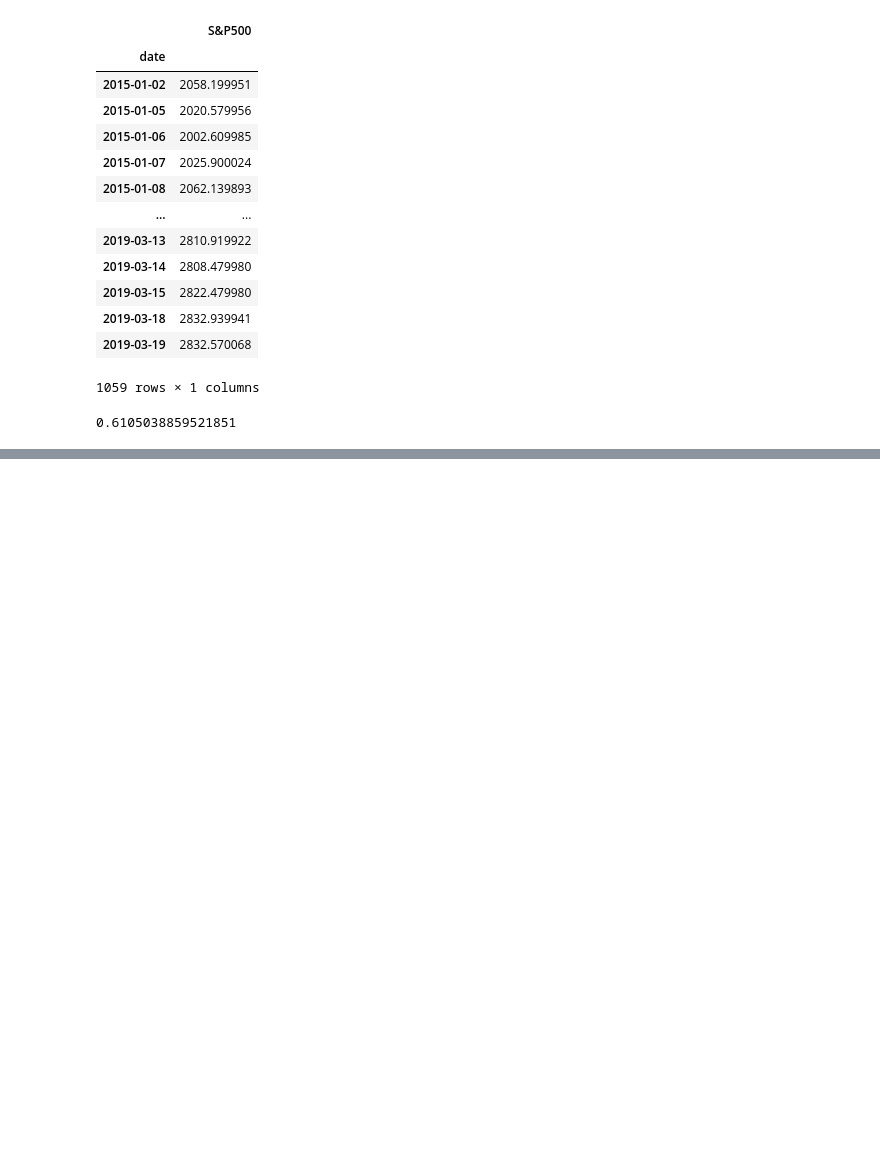
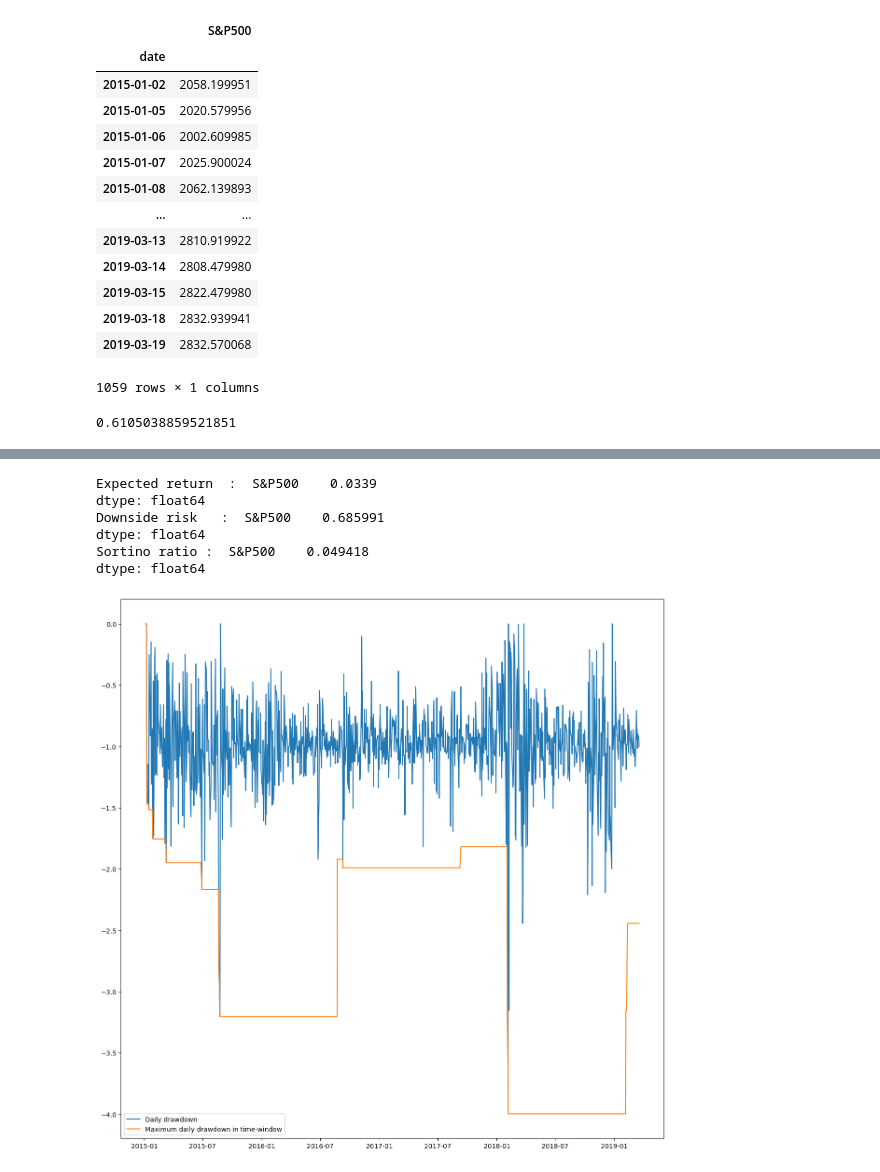
Before and after one commit to phil71x/coding_finance, a Jupyter notebook: ptf_analysis/ptf_analysis_dc.ipynb, the cells around one changed output, grey strips where cells are left out. Drawn from its saved outputs; the diff is of its cells as text; code cells hidden in the pictures; blank space fills up the shorter version.

```diff
--- a/ptf_analysis/ptf_analysis_dc.ipynb
+++ b/ptf_analysis/ptf_analysis_dc.ipynb
@@ -2,5 +2,10 @@
 import numpy as np
 import pandas as pd
 import matplotlib.pyplot as plt
+# %%
+# Set the path to the data and output folders
+from pathlib import Path
+DATA_PATH = Path(r"C:\Users\phil7\OneDrive\Code\_data")
+OUTPUT_PATH = Path(r"C:\Users\phil7\OneDrive\Code\_output")
 # %%
 # Load the data
@@ -171,5 +176,6 @@ print (sharpe_ratio)
 0.6105038859521851
 # %%
 # Load the data
-pf = pd.read_csv('./data/sp500.csv', index_col='date', parse_dates=True)
+pf = pd.read_csv(DATA_PATH / 'dc' / 'sp500.csv', index_col='date', parse_dates=True)
 rfr = 0
+pf
@@ -176,12 +204,13 @@ rfr = 0
 # %%
 # Calculate total return and annualized return from price data
-total_return = (pf_AUM[-1] - pf_AUM[0]) / pf_AUM[0]
+total_return = (pf.iloc[-1] - pf.iloc[0]) / pf.iloc[0]
 
 # Annualize the total return over 4 year
+months = (pf.index[-1] -  pf.index[0]).days/30
 annualized_return = ((1 + total_return)**(12/months))-1
 
 # Create the returns data
-pf_returns = pf_AUM.pct_change()
+pf_returns = pf.pct_change()
 
 # Calculate annualized volatility from the standard deviation
 vol_pf = pf_returns.std()*np.sqrt(250)
@@ -191,0 +224,5 @@ print (sharpe_ratio)
+# %%
+# Create a downside return column with the negative returns only
+df = pf_returns.copy()
+target = 0
+df
@@ -192,10 +261,9 @@ print (sharpe_ratio)
 # %%
-# Create a downside return column with the negative returns only
-downside_returns = df.loc[df['pf_returns'] < target]
+downside_returns = df[df < target]
 
 # Calculate expected return and std dev of downside
-expected_return = df['pf_returns'].mean()
-down_stdev = downside_returns['pf_returns'].std()
+expected_return = df.mean()
+down_stdev = downside_returns.std()
 
 # Calculate the sortino ratio
 sortino_ratio = (expected_return - rfr)/down_stdev
@@ -204,19 +272,31 @@ sortino_ratio = (expected_return - rfr)/down_stdev
 print("Expected return  : ", expected_return*100)
 print("Downside risk   : ", down_stdev*100)
 print("Sortino ratio : ", sortino_ratio)
+# %% [output]
+Expected return  :  S&P500    0.0339
+dtype: float64
+Downside risk   :  S&P500    0.685991
+dtype: float64
+Sortino ratio :  S&P500    0.049418
+dtype: float64
 # %%
 # Calculate the max value
 roll_max = df.rolling(center=False,min_periods=1,window=252).max()
 
 # Calculate the daily draw-down relative to the max
 daily_draw_down = df/roll_max - 1.0
 
 # Calculate the minimum (negative) daily draw-down
 max_daily_draw_down = daily_draw_down.rolling(center=False,min_periods=1,window=252).min()
 
+# Define date
+date = df.index
+
 # Plot the results
 plt.figure(figsize=(15,15))
 plt.plot(date, daily_draw_down, label='Daily drawdown')
 plt.plot(date, max_daily_draw_down, label='Maximum daily drawdown in time-window')
 plt.legend()
 plt.show()
+# %% [output]
+[figure, added]
```
Also changed, not shown: parts of 7 cells of this notebook, 4 other files.
